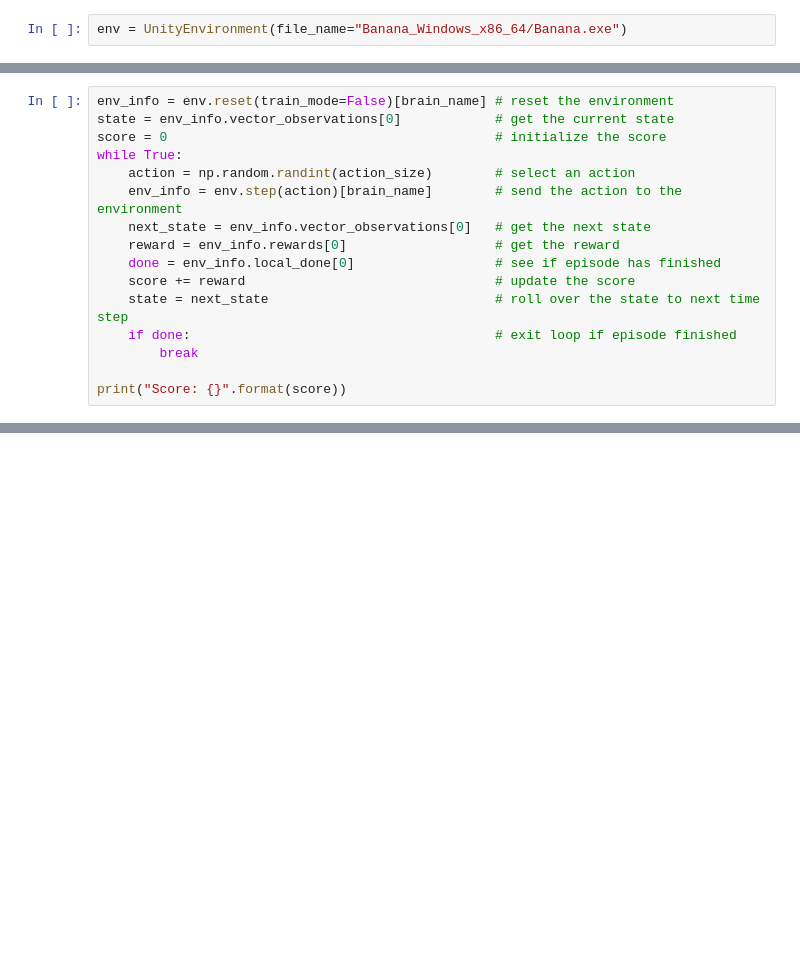
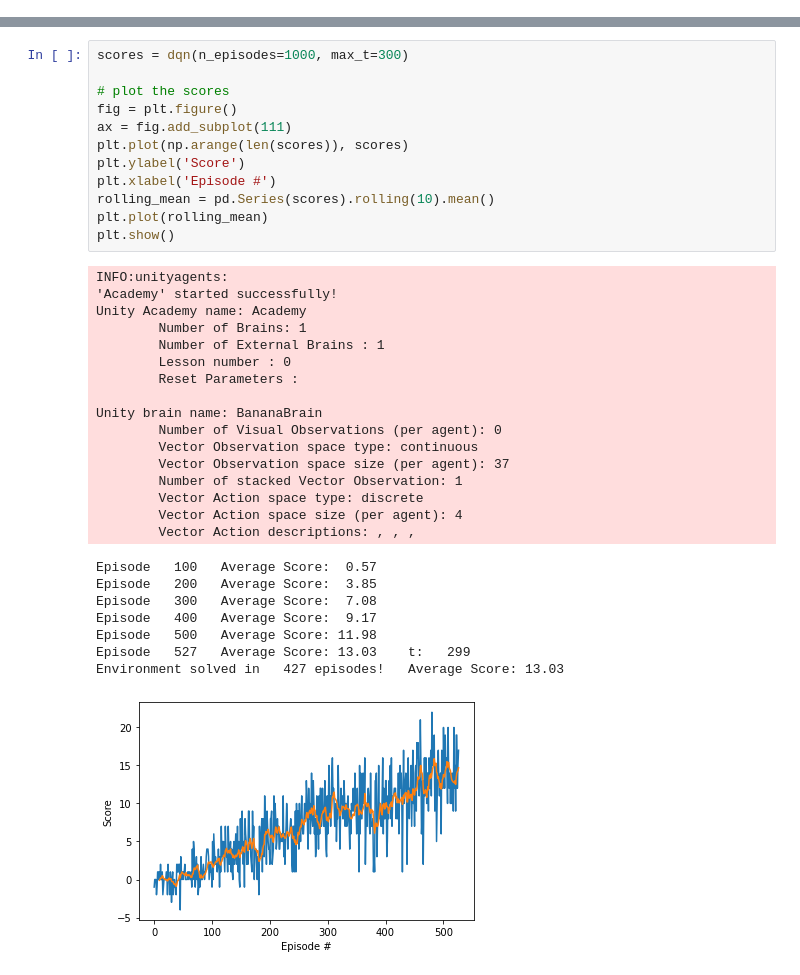
Before and after one commit to jesus-tamez-2021/p1_navigation, a Jupyter notebook: Navigation.ipynb, the cells around one changed output, grey strips where cells are left out. Cells and saved outputs as stored; diff of their text form; blank space fills up the shorter version.

```diff
--- a/Navigation.ipynb
+++ b/Navigation.ipynb
@@ -29,2 +0,0 @@ env = UnityEnvironment(file_name="Banana.app")
-# %%
-env = UnityEnvironment(file_name="Banana_Windows_x86_64/Banana.exe")
@@ -101,16 +0,0 @@ Of course, as part of the project, you'll have to change the code so that the ag
-# %%
-env_info = env.reset(train_mode=False)[brain_name] # reset the environment
-state = env_info.vector_observations[0]            # get the current state
-score = 0                                          # initialize the score
-while True:
-    action = np.random.randint(action_size)        # select an action
-    env_info = env.step(action)[brain_name]        # send the action to the environment
-    next_state = env_info.vector_observations[0]   # get the next state
-    reward = env_info.rewards[0]                   # get the reward
-    done = env_info.local_done[0]                  # see if episode has finished
-    score += reward                                # update the score
-    state = next_state                             # roll over the state to next time step
-    if done:                                       # exit loop if episode finished
-        break
-
-print("Score: {}".format(score))
@@ -129,0 +58,37 @@ env_info = env.reset(train_mode=True)[brain_name]
+# %%
+scores = dqn(n_episodes=1000, max_t=300)
+
+# plot the scores
+fig = plt.figure()
+ax = fig.add_subplot(111)
+plt.plot(np.arange(len(scores)), scores)
+plt.ylabel('Score')
+plt.xlabel('Episode #')
+rolling_mean = pd.Series(scores).rolling(10).mean()
+plt.plot(rolling_mean)
+plt.show()
+# %% [output]
+INFO:unityagents:
+'Academy' started successfully!
+Unity Academy name: Academy
+        Number of Brains: 1
+        Number of External Brains : 1
+        Lesson number : 0
+        Reset Parameters :
+
+Unity brain name: BananaBrain
+        Number of Visual Observations (per agent): 0
+        Vector Observation space type: continuous
+        Vector Observation space size (per agent): 37
+        Number of stacked Vector Observation: 1
+        Vector Action space type: discrete
+        Vector Action space size (per agent): 4
+        Vector Action descriptions: , , ,
+Episode   100   Average Score:  0.57
+Episode   200   Average Score:  3.85
+Episode   300   Average Score:  7.08
+Episode   400   Average Score:  9.17
+Episode   500   Average Score: 11.98
+Episode   527   Average Score: 13.03    t:   299
+Environment solved in   427 episodes!   Average Score: 13.03
+[figure, added]
```
Also changed, not shown: parts of 15 cells of this notebook.
